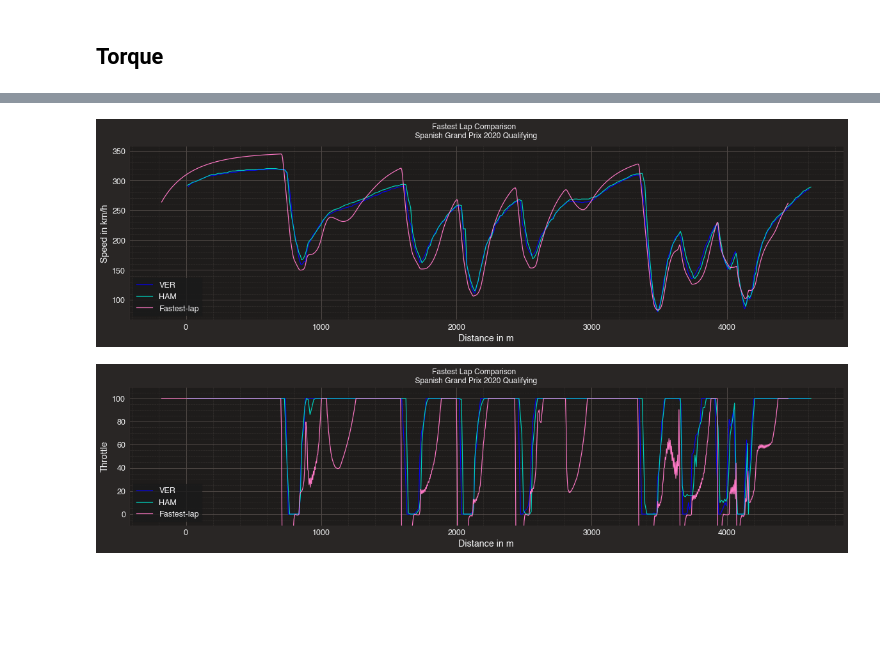
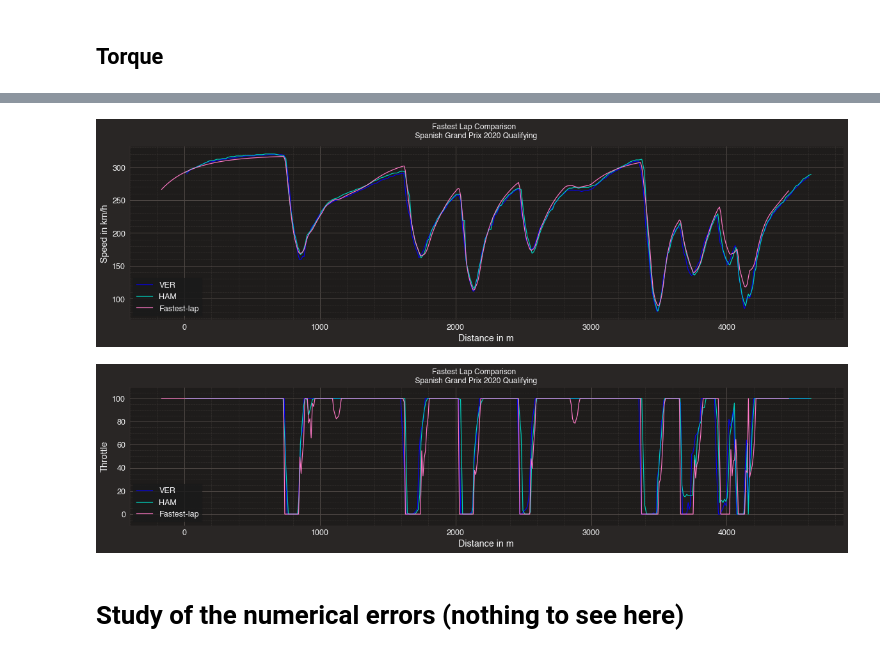
Before and after one commit to juanmanzanero/fastest-lap, a Jupyter notebook: examples/python/f1/optimal-laptime/Optimal_laptime.ipynb, the cells around one changed output, grey strips where cells are left out. Cells and saved outputs as stored; diff of their text form; code cells hidden in the pictures; blank space fills up the shorter version.

```diff
--- a/examples/python/f1/optimal-laptime/Optimal_laptime.ipynb
+++ b/examples/python/f1/optimal-laptime/Optimal_laptime.ipynb
@@ -10,23 +10,23 @@ import fastest_lap
 from fastest_lap import KMH
 # %%
 # Load vehicle
-vehicle=fastest_lap.load_vehicle("car","limebeer-2014-f1","../../../../database/limebeer-2014-f1.xml");
+vehicle=fastest_lap.load_vehicle("car","limebeer-2014-f1","../../../../database/mercedes-2020-catalunya.xml");
 # %%
 # Load track
-track=fastest_lap.load_track("../../../../database/catalunya_adapted.xml","catalunya",1.0);
+(track,s)=fastest_lap.load_track("../../../../database/catalunya_discrete.xml","catalunya");
 # %%
 # Compute optimal laptime
-data = fastest_lap.optimal_laptime(vehicle,track,1000,["x","y","delta","throttle","u","s","time","psi","omega","v"]);
-x        = data[0];
-y        = data[1];
-delta    = data[2];
-throttle = data[3];
-u        = data[4]
-s        = data[5]
-time     = data[6]
-psi      = data[7]
-omega    = data[8]
-v        = data[9]
+data = fastest_lap.optimal_laptime(vehicle,track,s,["x","y","delta","throttle","u","s","time","psi","omega","v"]);
+x        = data["x"];
+y        = data["y"];
+delta    = data["delta"];
+throttle = data["throttle"];
+u        = data["u"]
+s        = data["s"]
+time     = data["time"]
+psi      = data["psi"]
+omega    = data["omega"]
+v        = data["v"]
 # %% [markdown]
 ## GPS
 # %%
@@ -115,7 +115,7 @@ core           INFO     Loaded data for 20 drivers: ['23', '5', '6', '33', '7',
 fig, ax = plt.subplots(figsize=(20,5))
 ax.plot(ver_tel['Distance'], ver_tel['Speed'], color=rbr_color, label='VER')
 ax.plot(ham_tel['Distance'], ham_tel['Speed'], color=mer_color, label='HAM')
-ax.plot(np.array(s)-180.0,np.array(u)*3.6, label="Fastest-lap")
+ax.plot(np.array(s)-168.0,np.array(u)*3.6, label="Fastest-lap")
 ax.set_xlabel('Distance in m')
 ax.set_ylabel('Speed in km/h')
 
@@ -125,24 +125,29 @@ plt.suptitle(f"Fastest Lap Comparison \n "
 
 plt.show()
 # %% [output]
-[figure, old version]
+[figure, new version]
 # %%
 
 fig, ax = plt.subplots(figsize=(20,4))
 ax.plot(ver_tel['Distance'], ver_tel['Throttle'], color=rbr_color, label='VER')
 ax.plot(ham_tel['Distance'], ham_tel['Throttle'], color=mer_color, label='HAM')
-ax.plot(np.array(s)-180,np.array(throttle)*100, label="Fastest-lap")
+throttle_pos = [None]*len(throttle);
+for i in range(len(throttle)):
+    throttle_pos[i] = max(throttle[i],0.0);
+ax.plot(np.array(s)-168,np.array(throttle_pos)*100, label="Fastest-lap")
 ax.set_xlabel('Distance in m')
 ax.set_ylabel('Throttle')
 plt.ylim((-10,110))
 
 ax.legend()
 plt.suptitle(f"Fastest Lap Comparison \n "
              f"{quali.weekend.name} {quali.weekend.year} Qualifying")
 
 plt.show()
 # %% [output]
-[figure, old version]
+[figure, new version]
+# %% [markdown]
+# Study of the numerical errors (nothing to see here)
 # %%
 import numpy as np
 from math import fabs, pi, sin, cos
```
Also changed, not shown: parts of 5 cells of this notebook, 33 other files.
